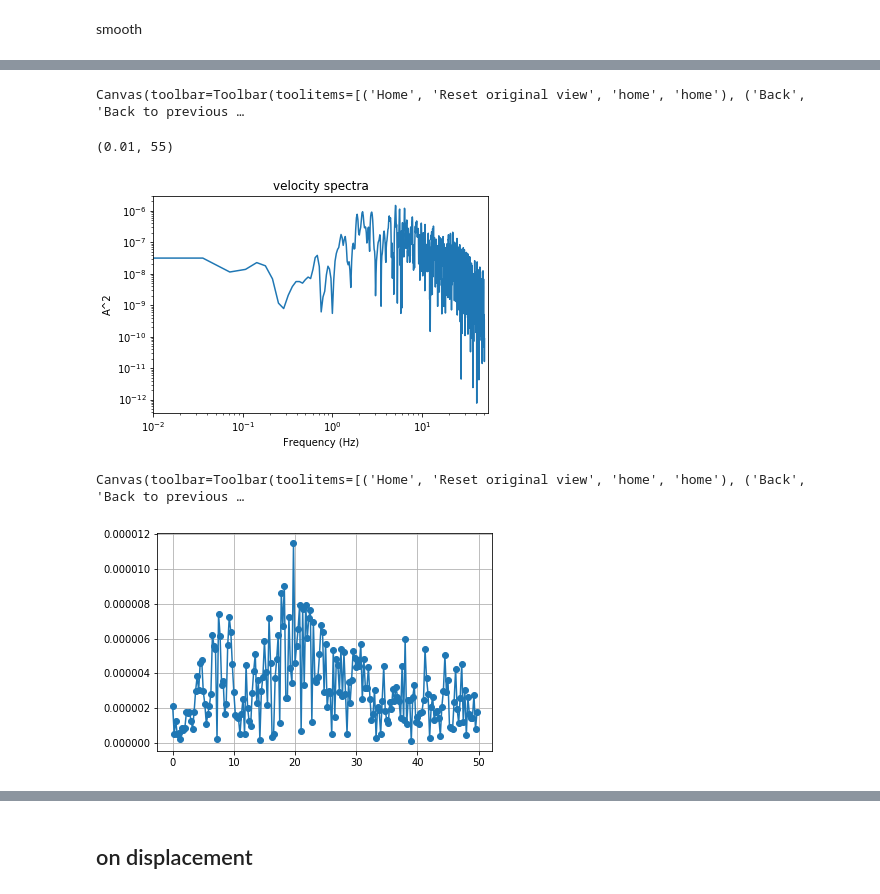
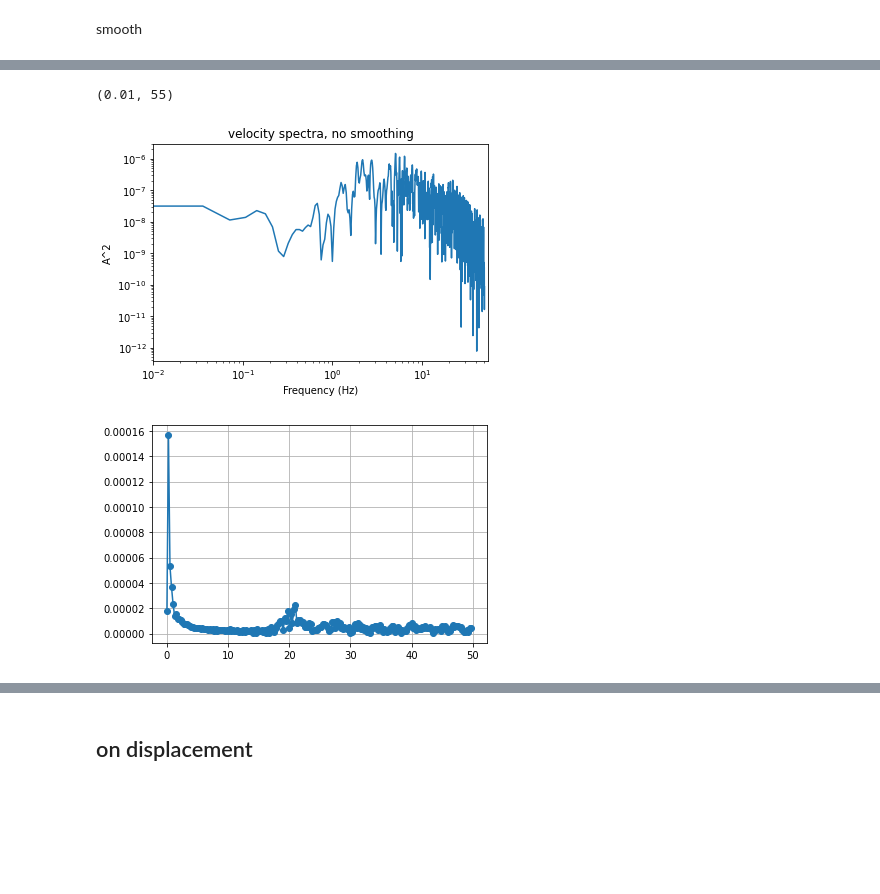
Before and after one commit to RebeccaColquhoun/seismo_det, a Jupyter notebook: code/Fourier analysis.ipynb, the cells around one changed output, grey strips where cells are left out. Cells and saved outputs as stored; diff of their text form; code cells hidden in the pictures; blank space fills up the shorter version.

```diff
--- a/code/Fourier analysis.ipynb
+++ b/code/Fourier analysis.ipynb
@@ -11,5 +11,6 @@ import pickle
 from obspy import UTCDateTime
 import scipy.signal as signal
 # %%
-root = '/home/earthquakes1/homes/Rebecca/phd/data/2019_global_m3/'
+# root = '/home/earthquakes1/homes/Rebecca/phd/data/2019_global_m3/'
+root = '/Users/rebecca/Documents/PhD/Research/Frequency/seismo_det/other/data/2019_01_01/'
 # %%
@@ -36,5 +88,6 @@ cat_with_data[0:2]
 # %%
-eq_name = eq_with_data[0]
+eq_with_data = os.listdir('/Users/rebecca/Documents/PhD/Research/Frequency/seismo_det/other/data/2019_01_01/')
+eq_name = eq_with_data[12]
 data = obspy.read(root+eq_name+'/data/*/*')
 data.plot()
 inv = obspy.read_inventory(root+eq_name+'/station_xml_files/*')
@@ -70,0 +108,4 @@ Inventory created at 2021-10-28T15:56:51.413805Z
+# %%
+inv
+tr_no = 0
+data.plot()
@@ -71,9 +115,10 @@ Inventory created at 2021-10-28T15:56:51.413805Z
 # %%
 with open(root+eq_name+'/picks.pkl', 'rb') as f:
     picks = pickle.load(f)
-sr = data[0].stats.sampling_rate
-tr_name = data[0].stats.network+'.'+data[0].stats.station+'.'+data[0].stats.location
+sr = data[tr_no].stats.sampling_rate
+tr_name = data[tr_no].stats.network+'.'+data[tr_no].stats.station+'.'+data[tr_no].stats.location
 pick = UTCDateTime(picks[tr_name])
-start = int((pick - data[0].stats.starttime)*sr)
+start = int((pick - data[tr_no].stats.starttime)*sr)
 end = int(start + 4 * sr)
-s = data[0].copy()#.filter('lowpass', freq=3)
+s = data[tr_no].copy()#.filter('lowpass', freq=3)
+s.plot()
@@ -144,29 +197,27 @@ ax = fig.add_subplot(111)
 ax.loglog(Pfreq,Pxx[0:Pnf])
 ax.set_xlabel('Frequency (Hz)');
 ax.set_ylabel('A^2');
-ax.set_title('velocity spectra');
+ax.set_title('velocity spectra, no smoothing');
 ax.set_xlim(dt, 55)
 # %% [output]
-Canvas(toolbar=Toolbar(toolitems=[('Home', 'Reset original view', 'home', 'home'), ('Back', 'Back to previous …
+(0.01, 55)
-(0.01, 55)
-[figure, old version]
+[figure, new version]
 # %%
-%matplotlib widget
+#%matplotlib widget
 # Number of sample points
 N = 400
 # sample spacing
 T = 1/sr
 
 x = np.linspace(0.0, N*T, N, endpoint=False)
-y = s.data[start:end+1000]
+y = s.data#[start:end+1000]
 
 yf = rfft(y) #instead of fft as data type of y is real
 xf = fftfreq(N, T)[:N//2]
 
 plt.plot(xf, 2.0/N * np.abs(yf[0:N//2]), marker='o') #what does this 2/N do???
 plt.grid()
 plt.show()
 # %% [output]
-Canvas(toolbar=Toolbar(toolitems=[('Home', 'Reset original view', 'home', 'home'), ('Back', 'Back to previous …
-[figure, old version]
+[figure, new version]
 # %%
```
Also changed, not shown: parts of 17 cells of this notebook, 5 other files.
